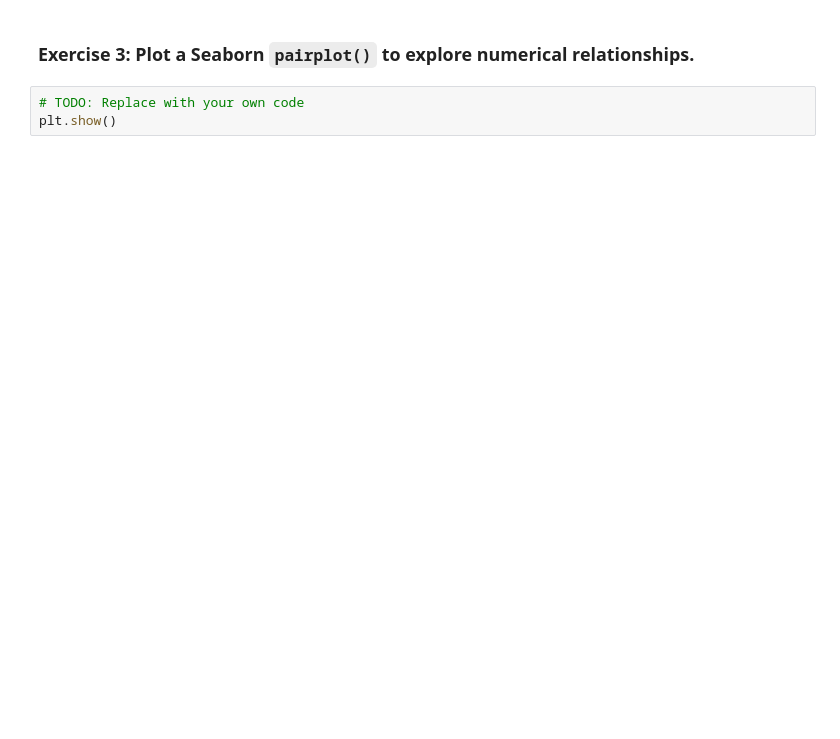
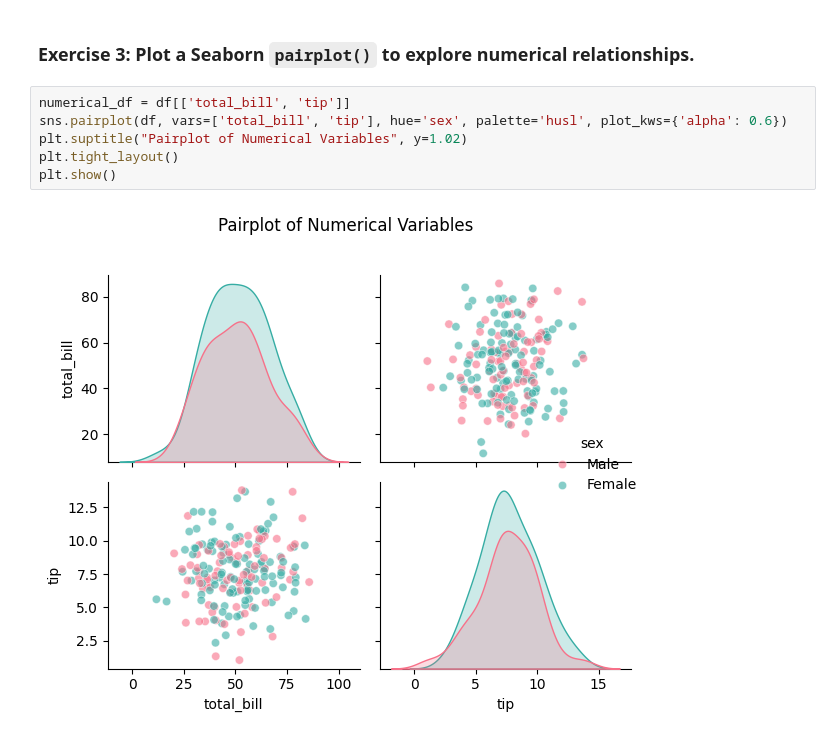
Before and after one commit to charlotte-waegeneire/Cours-Data-Science-M2, a Jupyter notebook: DataScience/Exercice_4.ipynb, the cells around one changed output. Saved outputs shown, nothing was run; the diff lists cells and outputs as text; blank space fills up the shorter version.

```diff
--- a/DataScience/Exercice_4.ipynb
+++ b/DataScience/Exercice_4.ipynb
@@ -121,5 +150,10 @@ plt.show()
 # %% [markdown]
 ### Exercise 3: Plot a Seaborn `pairplot()` to explore numerical relationships.
 # %%
-# TODO: Replace with your own code
+numerical_df = df[['total_bill', 'tip']]
+sns.pairplot(df, vars=['total_bill', 'tip'], hue='sex', palette='husl', plot_kws={'alpha': 0.6})
+plt.suptitle("Pairplot of Numerical Variables", y=1.02)
+plt.tight_layout()
 plt.show()
+# %% [output]
+[figure, added]
```
Also changed, not shown: parts of 8 cells of this notebook, 3 other files.
